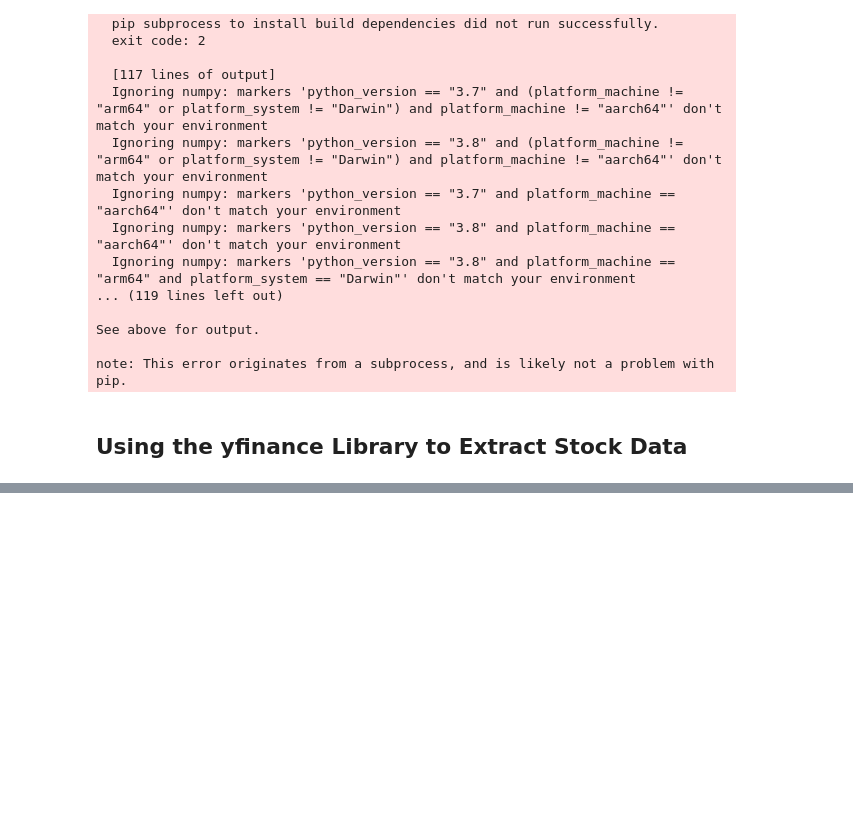
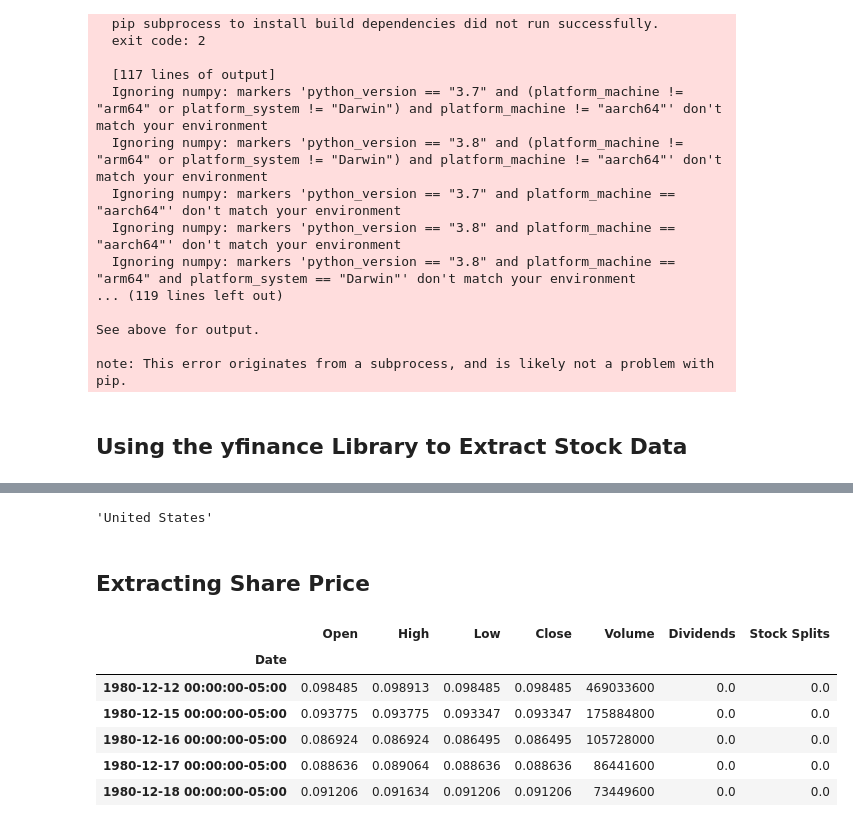
Before and after one commit to alirezaghorbani1983/IBM-DATA-SCIENCE, a Jupyter notebook: final_python.ipynb, the cells around one changed output, grey strips where cells are left out. Saved outputs shown, nothing was run; the diff lists cells and outputs as text; code cells hidden in the pictures; blank space fills up the shorter version.

```diff
--- a/final_python.ipynb
+++ b/final_python.ipynb
@@ -64,0 +101,6 @@ note: This error originates from a subprocess, and is likely not a problem with
+# %%
+apple_info['Country']
+# %% [output]
+'United States'
+# %% [markdown]
+## Extracting Share Price
@@ -64,0 +109,10 @@ note: This error originates from a subprocess, and is likely not a problem with
+# %%
+apple_share_price_data.head()
+# %% [output]
+|  | Open | High | Low | Close | Volume | Dividends | Stock Splits |
+| Date |  |  |  |  |  |  |  |
+| 1980-12-12 00:00:00-05:00 | 0.098485 | 0.098913 | 0.098485 | 0.098485 | 469033600 | 0.0 | 0.0 |
+| 1980-12-15 00:00:00-05:00 | 0.093775 | 0.093775 | 0.093347 | 0.093347 | 175884800 | 0.0 | 0.0 |
+| 1980-12-16 00:00:00-05:00 | 0.086924 | 0.086924 | 0.086495 | 0.086495 | 105728000 | 0.0 | 0.0 |
+| 1980-12-17 00:00:00-05:00 | 0.088636 | 0.089064 | 0.088636 | 0.088636 | 86441600 | 0.0 | 0.0 |
+| 1980-12-18 00:00:00-05:00 | 0.091206 | 0.091634 | 0.091206 | 0.091206 | 73449600 | 0.0 | 0.0 |
```
Also changed, not shown: parts of 11 cells of this notebook, 42 other files.
